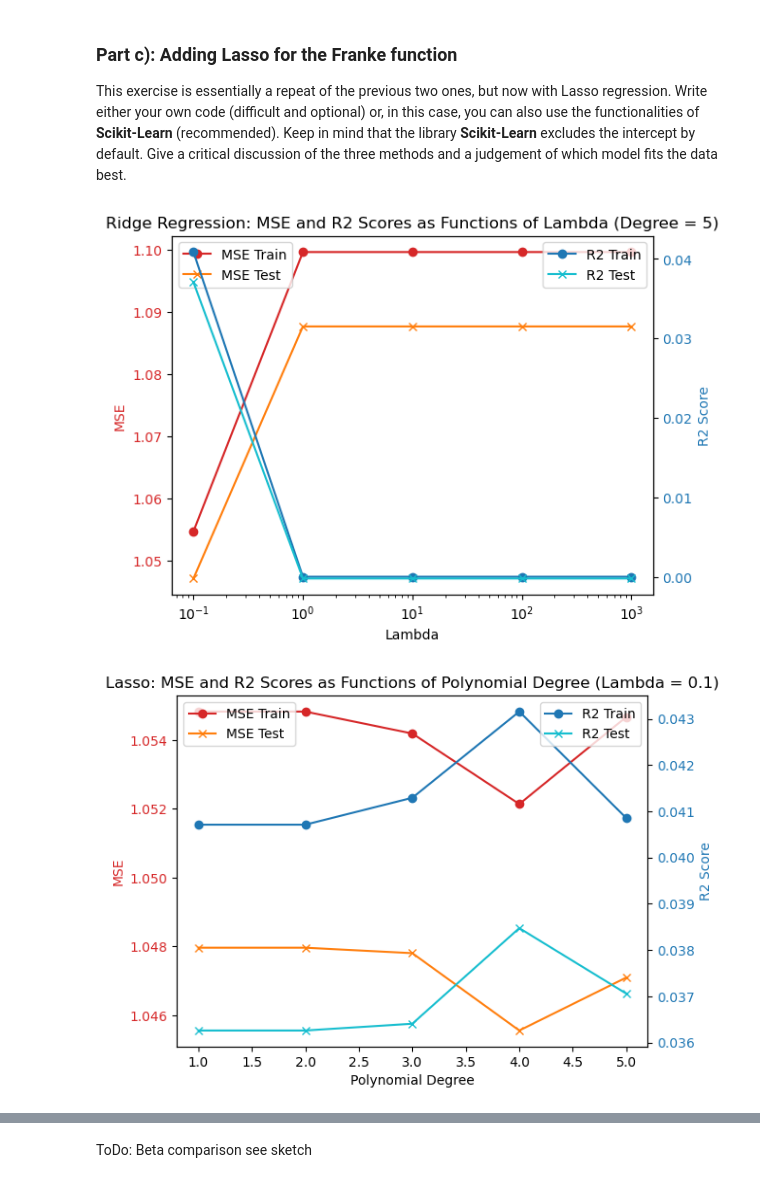
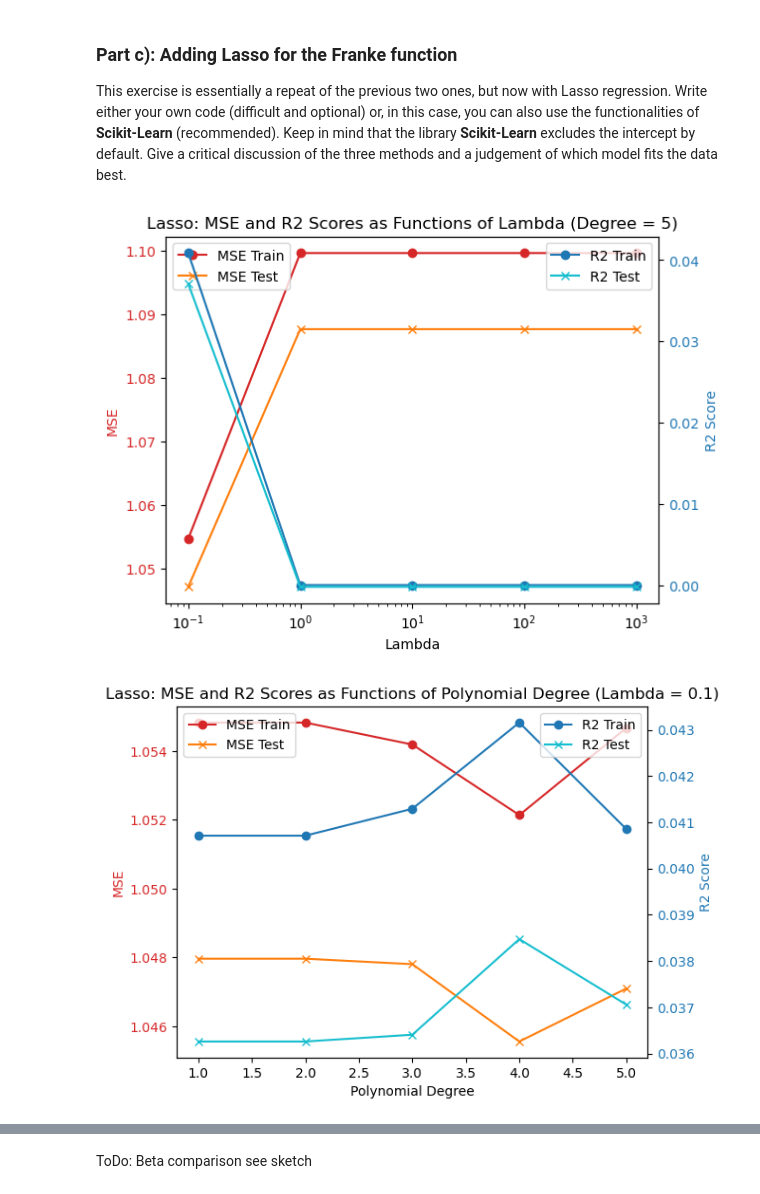
Before and after one commit to sphia-g/ML24UiO, a Jupyter notebook: Project1/Project1.ipynb, the cells around one changed output, grey strips where cells are left out. Drawn from its saved outputs; the diff is of its cells as text; code cells hidden in the pictures.

```diff
--- a/Project1/Project1.ipynb
+++ b/Project1/Project1.ipynb
@@ -934,7 +934,7 @@ ax2.set_xscale('log')  # Log scale for lambda
 ax2.tick_params(axis='y', labelcolor='tab:blue')
 
 # Add a title and show the plot
-plt.title('Ridge Regression: MSE and R2 Scores as Functions of Lambda (Degree = 5)')
+plt.title('Lasso: MSE and R2 Scores as Functions of Lambda (Degree = 5)')
 ax1.legend(loc="upper left")
 ax2.legend(loc="upper right")
 plt.show()
@@ -993,34 +993,34 @@ for lambda_val in lambda_values:
         r2_train_degrees.append(r2_train)
         r2_test_degrees.append(r2_test)
 
         # Store beta coefficients:
         if lambda_val == 10:
             betas_lasso.append(beta)
 
     # Create the plot for the current lambda value
     fig, ax1 = plt.subplots()
 
     # Plot MSE on the left y-axis
     ax1.set_xlabel('Polynomial Degree')
     ax1.set_ylabel('MSE', color='tab:red')
     ax1.plot(degree_values, mse_train_degrees, 'o-', color='tab:red', label='MSE Train')
     ax1.plot(degree_values, mse_test_degrees, 'x-', color='tab:orange', label='MSE Test')
     ax1.tick_params(axis='y', labelcolor='tab:red')
 
     # Create a second y-axis for R2
     ax2 = ax1.twinx()
     ax2.set_ylabel('R2 Score', color='tab:blue')
     ax2.plot(degree_values, r2_train_degrees, 'o-', color='tab:blue', label='R2 Train')
     ax2.plot(degree_values, r2_test_degrees, 'x-', color='tab:cyan', label='R2 Test')
     ax2.tick_params(axis='y', labelcolor='tab:blue')
 
     # Add a title and show the plot
     plt.title(f'Lasso: MSE and R2 Scores as Functions of Polynomial Degree (Lambda = {lambda_val})')
     ax1.legend(loc="upper left")
     ax2.legend(loc="upper right")
     plt.show()
 # %% [output]
-[figure, old version]
+[figure, new version]
 [figure]
 [figure]
 [figure]
```
Also changed, not shown: 14 other files.
